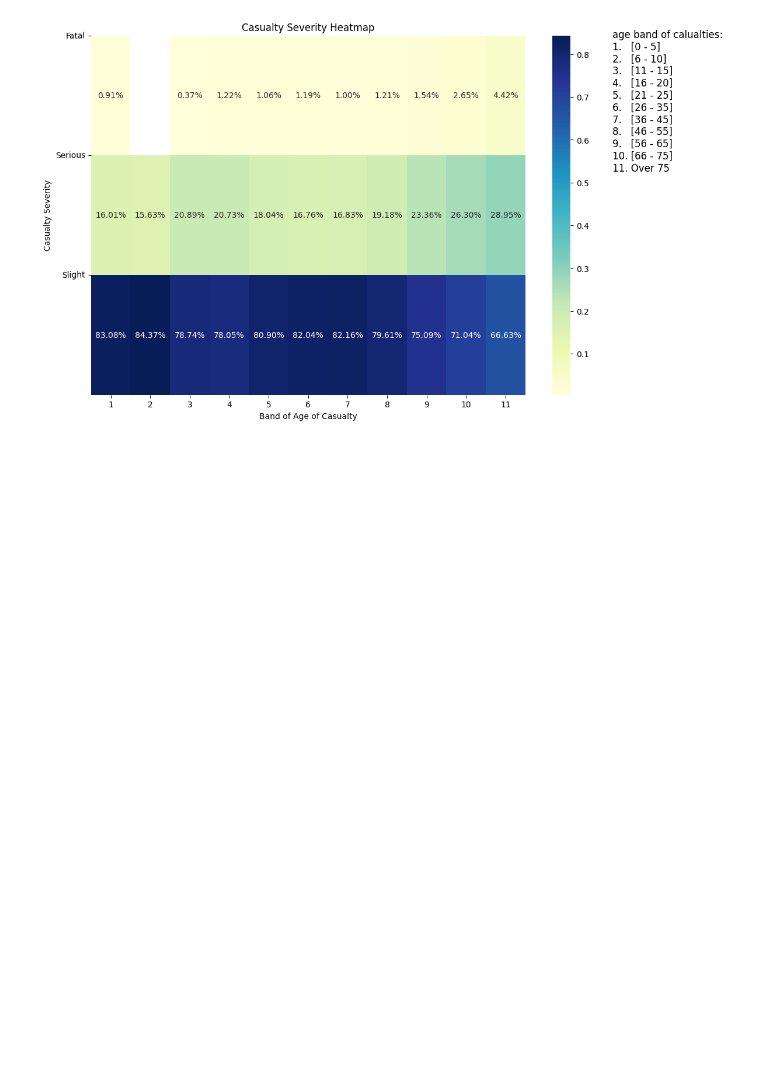
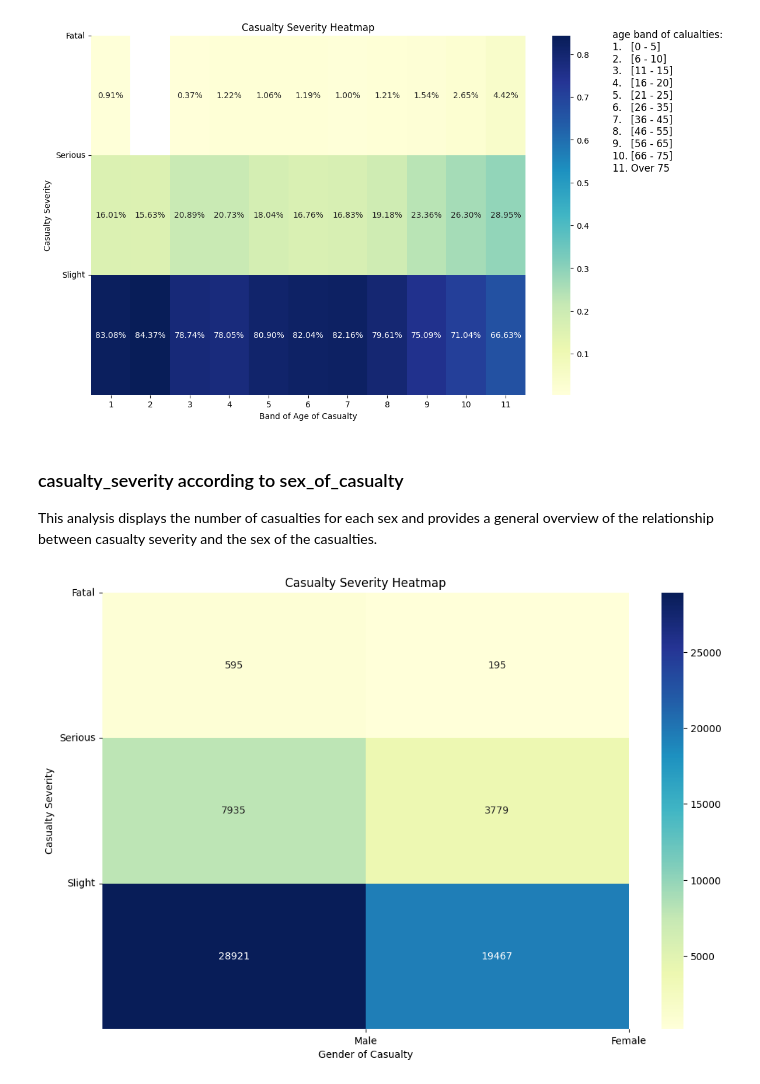
Before and after one commit to MohammadJavadN/Road-Accidents-Analysis, a Jupyter notebook: ds.ipynb, the cells around one changed output. Saved outputs shown, nothing was run; the diff lists cells and outputs as text; code cells hidden in the pictures; blank space fills up the shorter version.

Commit message:
sex_of_casualty, casualty_severity heatmap

```diff
--- a/ds.ipynb
+++ b/ds.ipynb
@@ -477,3 +477,34 @@ plt.text(1.2, 0.8, text, fontsize=12, transform=plt.gca().transAxes, va="center"
 plt.show()
 # %% [output]
 [figure]
+# %% [markdown]
+### casualty_severity according to sex_of_casualty
+This analysis displays the number of casualties for each sex and provides a general overview of the relationship between casualty severity and the sex of the casualties.
+# %%
+df_temp = df[df["sex_of_casualty"] != -1]
+
+grouped = (
+    df_temp.groupby(["sex_of_casualty", "casualty_severity"])
+    .size()
+    .reset_index(name="count")
+)
+# Reshape the DataFrame for heatmap
+heatmap_data = grouped.pivot(
+    index="casualty_severity", columns="sex_of_casualty", values="count"
+)
+
+# Create the heatmap
+plt.figure(figsize=(12, 8))
+sns.heatmap(heatmap_data, annot=True, cmap="YlGnBu", fmt="g")
+
+plt.title("Casualty Severity Heatmap")
+plt.xlabel("Gender of Casualty")
+plt.ylabel("Casualty Severity")
+
+# Set the y-axis ticks to ['Fatal', 'Serious', 'Slight']
+plt.yticks(ticks=[0, 1, 2], labels=["Fatal", "Serious", "Slight"], rotation=1)
+plt.xticks(ticks=[1, 2], labels=["Male", "Female"], rotation=1)
+
+plt.show()
+# %% [output]
+[figure, added]
```
Also changed, not shown: parts of 4 cells of this notebook.
